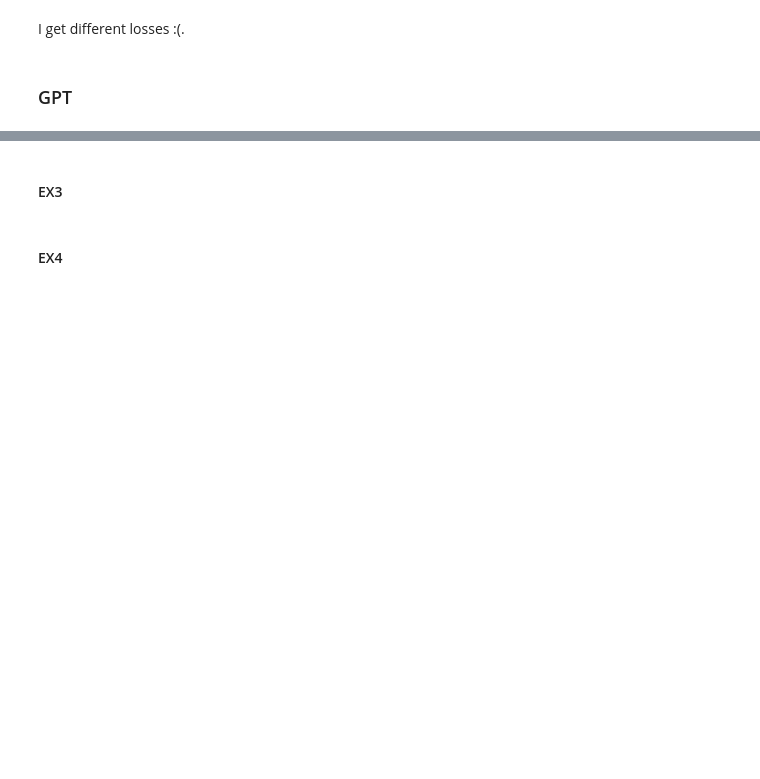
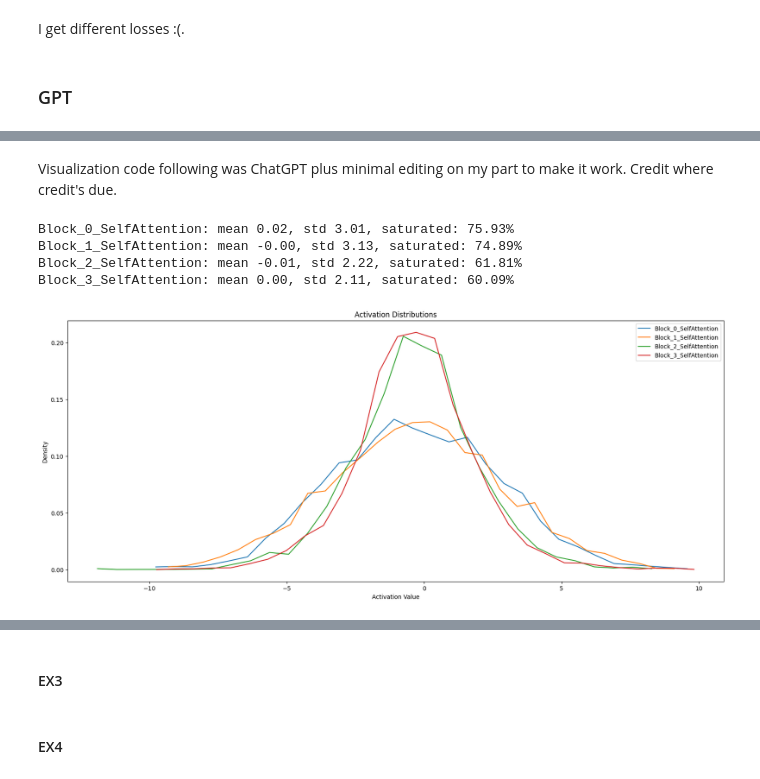
Before and after one commit to Vihaan3/Karpathy-Exercises, a Jupyter notebook: Karpathy_Exercises.ipynb, the cells around one changed output, grey strips where cells are left out. Cells and saved outputs as stored; diff of their text form; code cells hidden in the pictures; blank space fills up the shorter version.

```diff
--- a/Karpathy_Exercises.ipynb
+++ b/Karpathy_Exercises.ipynb
@@ -705,7 +707,7 @@ batch_size = 128
 num_digits = 1
 block_size = 3*num_digits + 3
 max_iters = 50000
-eval_interval = 500
+eval_interval = 1000
 learning_rate = 1e-3
 device = 'cuda' if torch.cuda.is_available() else 'cpu'
 eval_iters = 20
@@ -977,0 +1000,54 @@ It kinda works?
+# %% [markdown]
+Visualization code following was ChatGPT plus minimal editing on my part to make it work. Credit where credit's due.
+# %%
+import matplotlib.pyplot as plt
+import torch
+
+# Hook to capture activations
+activation_data = {}
+
+def capture_activations(name):
+    def hook(module, input, output):
+        activation_data[name] = output.detach().cpu()
+    return hook
+
+# Register hooks to capture activations from transformer blocks
+hooks = []
+for i, block in enumerate(model.blocks):
+    hook = block.sa.register_forward_hook(capture_activations(f"Block_{i}_SelfAttention"))
+    hooks.append(hook)
+
+# Test batch
+x_test, _ = get_batch()
+model.eval()
+with torch.no_grad():
+    _ = model(x_test)
+
+# Plot histograms of activations
+plt.figure(figsize=(20, 8))  # Adjust size as needed
+legends = []
+for name, activation in activation_data.items():
+    mean_act = activation.mean()
+    std_act = activation.std()
+    saturated = (activation.abs() > 0.97).float().mean() * 100
+    print(f"{name}: mean {mean_act:.2f}, std {std_act:.2f}, saturated: {saturated:.2f}%")
+
+    # Compute histogram
+    hy, hx = torch.histogram(activation, bins=30, density=True)
+    plt.plot(hx[:-1], hy, label=name)
+
+plt.legend()
+plt.title("Activation Distributions")
+plt.xlabel("Activation Value")
+plt.ylabel("Density")
+plt.show()
+
+# Remove hooks after use
+for hook in hooks:
+    hook.remove()
+# %% [output]
+Block_0_SelfAttention: mean 0.02, std 3.01, saturated: 75.93%
+Block_1_SelfAttention: mean -0.00, std 3.13, saturated: 74.89%
+Block_2_SelfAttention: mean -0.01, std 2.22, saturated: 61.81%
+Block_3_SelfAttention: mean 0.00, std 2.11, saturated: 60.09%
+[figure, added]
```
Also changed, not shown: parts of 13 cells of this notebook.
